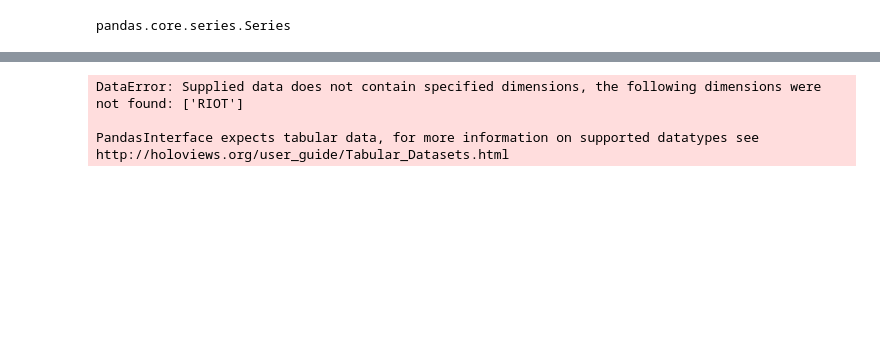
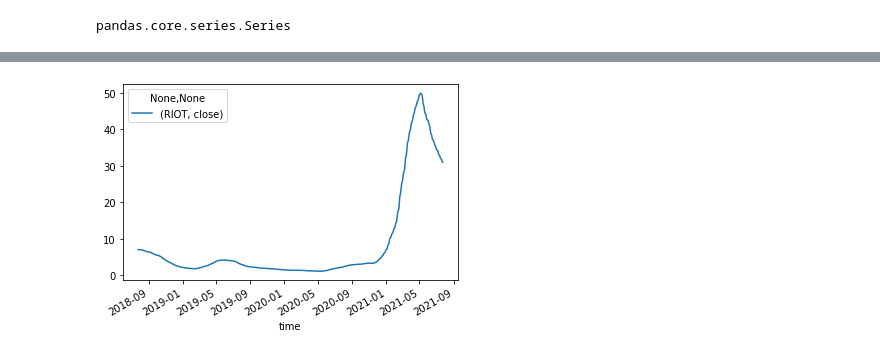
Before and after one commit to msierracrypto/project-1, a Jupyter notebook: MC_plus.ipynb, the cells around one changed output, grey strips where cells are left out. Saved outputs shown, nothing was run; the diff lists cells and outputs as text; code cells hidden in the pictures; blank space fills up the shorter version.

```diff
--- a/MC_plus.ipynb
+++ b/MC_plus.ipynb
@@ -236,11 +264,9 @@ close    14.086954
 dtype: float64
 # %%
 #  Plot RIOT 60 day moving average
-riot_ewm = riot_day.rolling(window=60).mean().hvplot()
+riot_ewm = riot_day.rolling(window=60).mean().plot()
 # %% [output]
-DataError: Supplied data does not contain specified dimensions, the following dimensions were not found: ['RIOT']
-
-PandasInterface expects tabular data, for more information on supported datatypes see http://holoviews.org/user_guide/Tabular_Datasets.html
+[figure, added]
 # %%
 #riot_std =pd.DataFrame(riot_std)
 # %%
```
Also changed, not shown: parts of 25 cells of this notebook.
